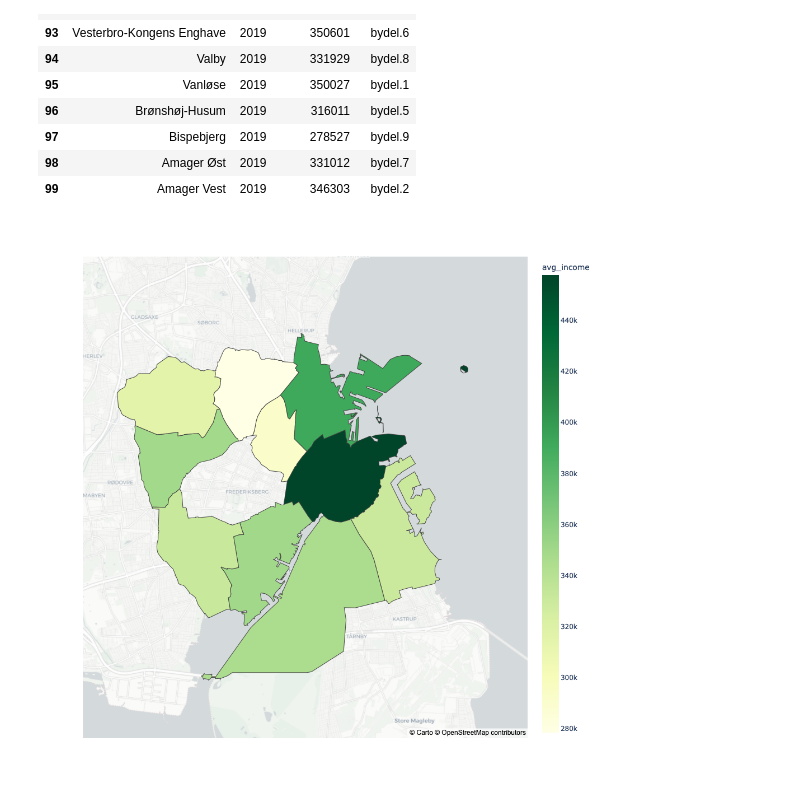
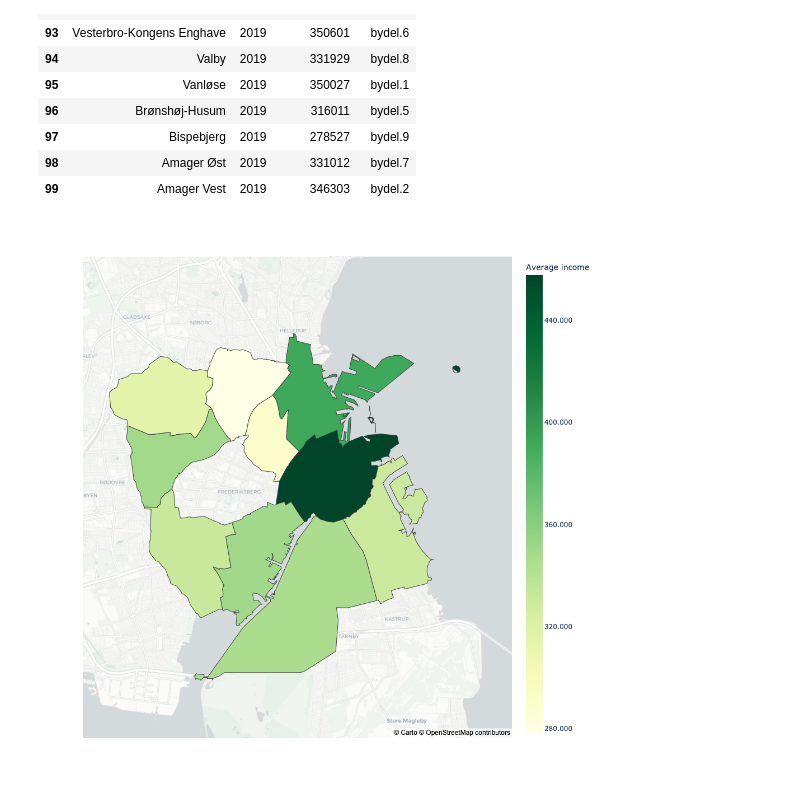
Before and after one commit to mwpetersen/map-avg-income-districts-cph, a Jupyter notebook: plotly-map-avg-income-districts-cph.ipynb, the cells around one changed output. Saved outputs shown, nothing was run; the diff lists cells and outputs as text; code cells hidden in the pictures.

Commit message:
update hoverlabels and colorbar in map

```diff
--- a/plotly-map-avg-income-districts-cph.ipynb
+++ b/plotly-map-avg-income-districts-cph.ipynb
@@ -47,19 +47,42 @@ df_income_2019
 # %%
 
 fig = px.choropleth_mapbox(
     df_income_2019,
     locations="id",
     geojson=districts_cph,
     color="avg_income",
     color_continuous_scale="YlGn",
     mapbox_style="carto-positron",
     center={"lat": 55.6760968, "lon": 12.5683371},
     zoom=11,
     width=1000,
     height=1000,
-    labels="district"
+    labels={'avg_income':'Average income'},
+    custom_data=["district", "year", "avg_income"]
 )
 
+fig.update_layout(
+    dragmode=False,
+    hoverlabel=dict(
+        bgcolor="white",
+        font_size=12,
+        font_family='Arial'
+    ),
+    separators=",.",
+    coloraxis_colorbar=dict(
+        title='Average income',
+        tickvals=[280000,320000,360000,400000,440000],
+        ticktext=["280.000","320.000","360.000","400.000","440.000"]
+    )
+)
+
+fig.update_traces(
+  hovertemplate=("</br><b>%{customdata[0]}</b></br>" +
+                "Year: %{customdata[1]}</br>" +
+                "Avg. income: %{customdata[2]:,.d} dkr."))
+
+
+
 fig.show()
 # %% [output]
-[figure, old version]
+[figure, new version]
```
